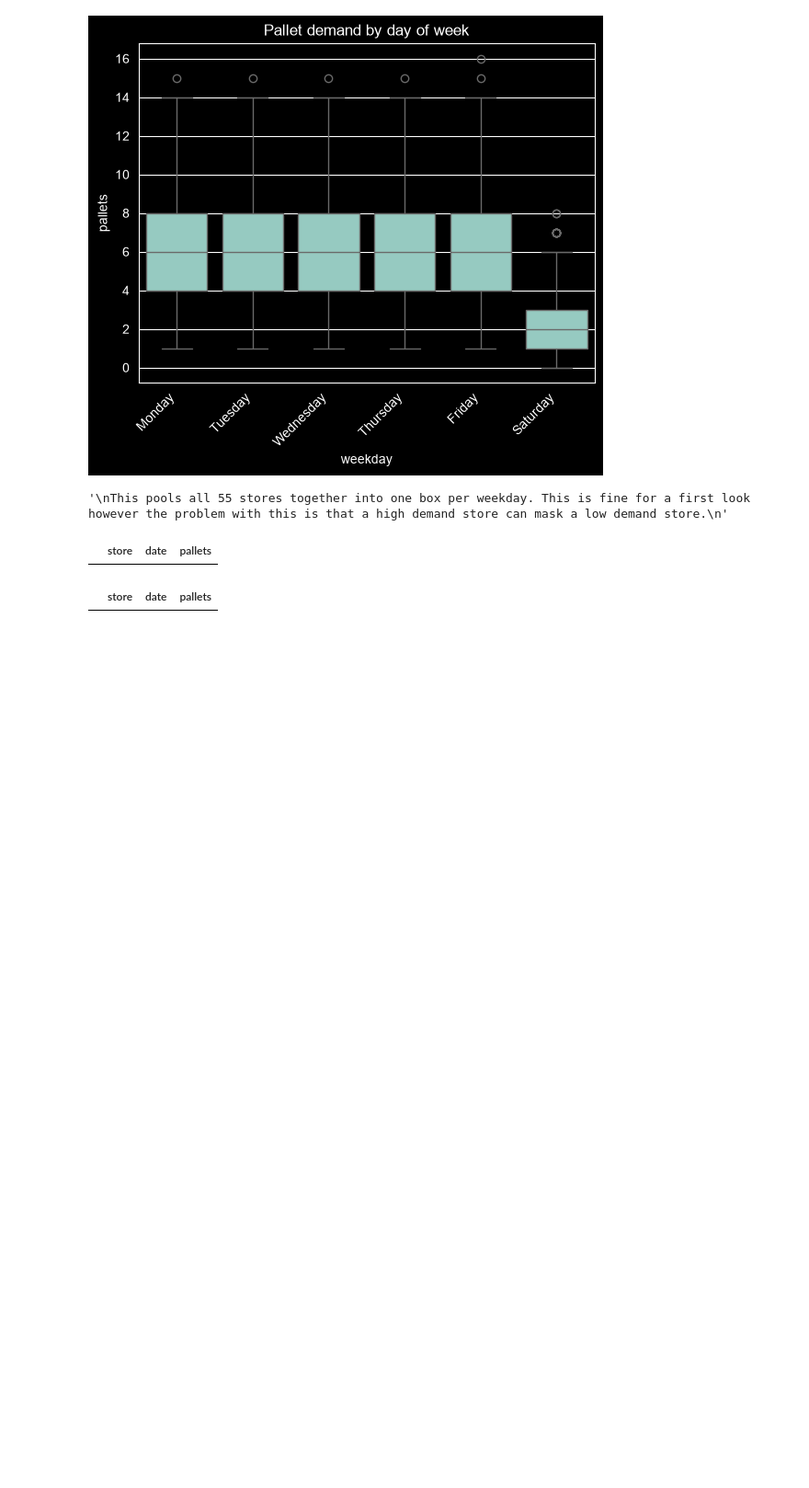
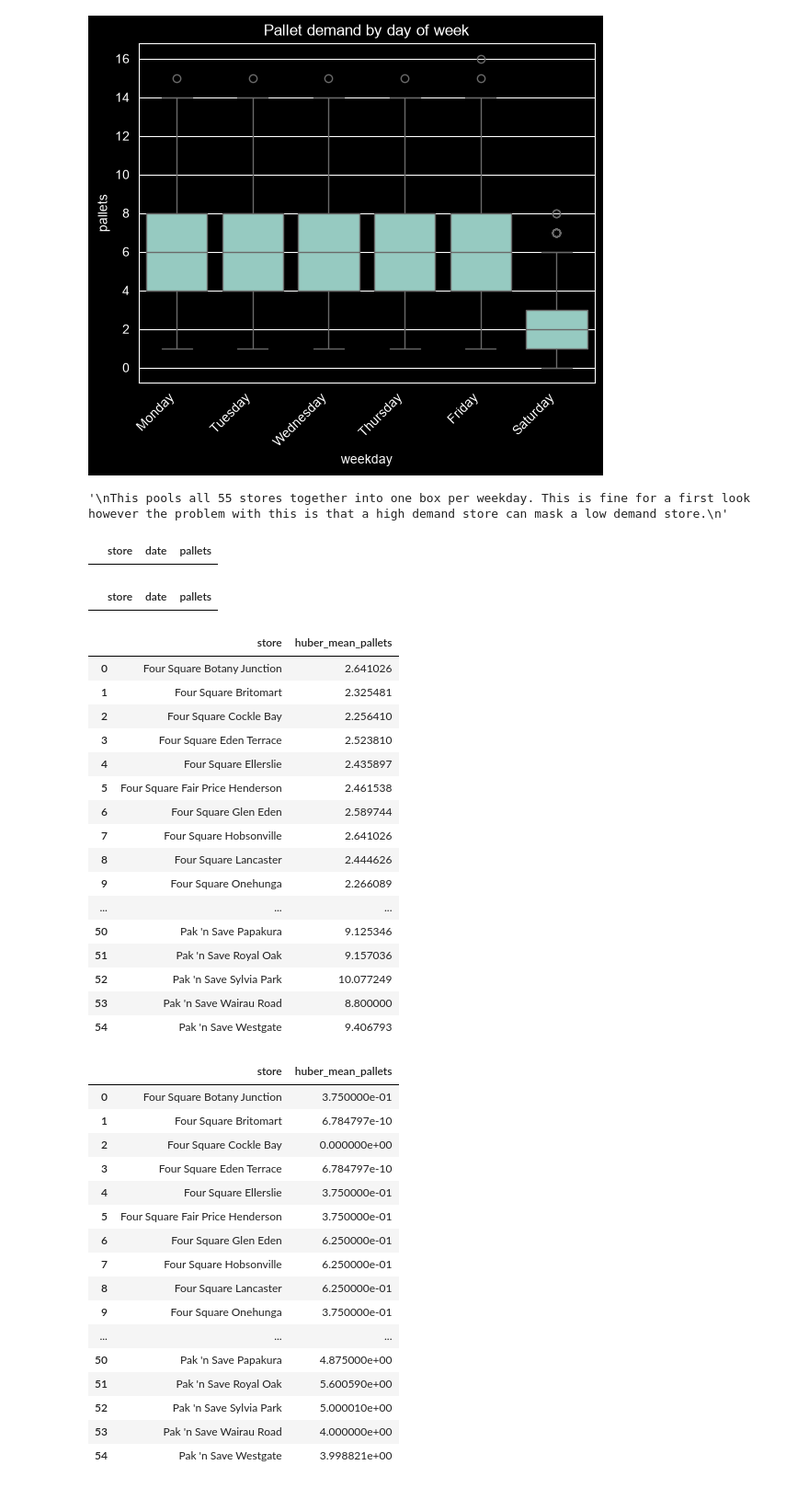
Before and after one commit to avi-nz/ENGSCI-263-Team-01, a Jupyter notebook: main.ipynb, the cells around one changed output. Shown at 92% size. Saved outputs shown, nothing was run; the diff lists cells and outputs as text; code cells hidden in the pictures; blank space fills up the shorter version.

Commit message:
Added averages for demands to notebook

```diff
--- a/main.ipynb
+++ b/main.ipynb
@@ -53,3 +53,52 @@ demand_df = load_demand()
 demand_df[(demand_df["store"] == "Pak 'n Save Albany") & (demand_df["date"] == "2026-06-03")] # Where demand exceeds capacity, should return empty df
 # %% [output]
 |  | store | date | pallets |
+# %%
+from demand_averages import weekday_average, saturday_average
+import warnings
+from statsmodels.tools.sm_exceptions import ConvergenceWarning
+
+warnings.simplefilter("ignore", ConvergenceWarning)
+
+demand_df = load_demand()
+
+weekday_avg = weekday_average(demand_df)
+saturday_avg = saturday_average(demand_df)
+
+display(weekday_avg)
+display(saturday_avg)
+# %% [output]
+|  | store | huber_mean_pallets |
+| 0 | Four Square Botany Junction | 2.641026 |
+| 1 | Four Square Britomart | 2.325481 |
+| 2 | Four Square Cockle Bay | 2.256410 |
+| 3 | Four Square Eden Terrace | 2.523810 |
+| 4 | Four Square Ellerslie | 2.435897 |
+| 5 | Four Square Fair Price Henderson | 2.461538 |
+| 6 | Four Square Glen Eden | 2.589744 |
+| 7 | Four Square Hobsonville | 2.641026 |
+| 8 | Four Square Lancaster | 2.444626 |
+| 9 | Four Square Onehunga | 2.266089 |
+| ... | ... | ... |
+| 50 | Pak 'n Save Papakura | 9.125346 |
+| 51 | Pak 'n Save Royal Oak | 9.157036 |
+| 52 | Pak 'n Save Sylvia Park | 10.077249 |
+| 53 | Pak 'n Save Wairau Road | 8.800000 |
+| 54 | Pak 'n Save Westgate | 9.406793 |
+|  | store | huber_mean_pallets |
+| 0 | Four Square Botany Junction | 3.750000e-01 |
+| 1 | Four Square Britomart | 6.784797e-10 |
+| 2 | Four Square Cockle Bay | 0.000000e+00 |
+| 3 | Four Square Eden Terrace | 6.784797e-10 |
+| 4 | Four Square Ellerslie | 3.750000e-01 |
+| 5 | Four Square Fair Price Henderson | 3.750000e-01 |
+| 6 | Four Square Glen Eden | 6.250000e-01 |
+| 7 | Four Square Hobsonville | 6.250000e-01 |
+| 8 | Four Square Lancaster | 6.250000e-01 |
+| 9 | Four Square Onehunga | 3.750000e-01 |
+| ... | ... | ... |
+| 50 | Pak 'n Save Papakura | 4.875000e+00 |
+| 51 | Pak 'n Save Royal Oak | 5.600590e+00 |
+| 52 | Pak 'n Save Sylvia Park | 5.000010e+00 |
+| 53 | Pak 'n Save Wairau Road | 4.000000e+00 |
+| 54 | Pak 'n Save Westgate | 3.998821e+00 |
```
